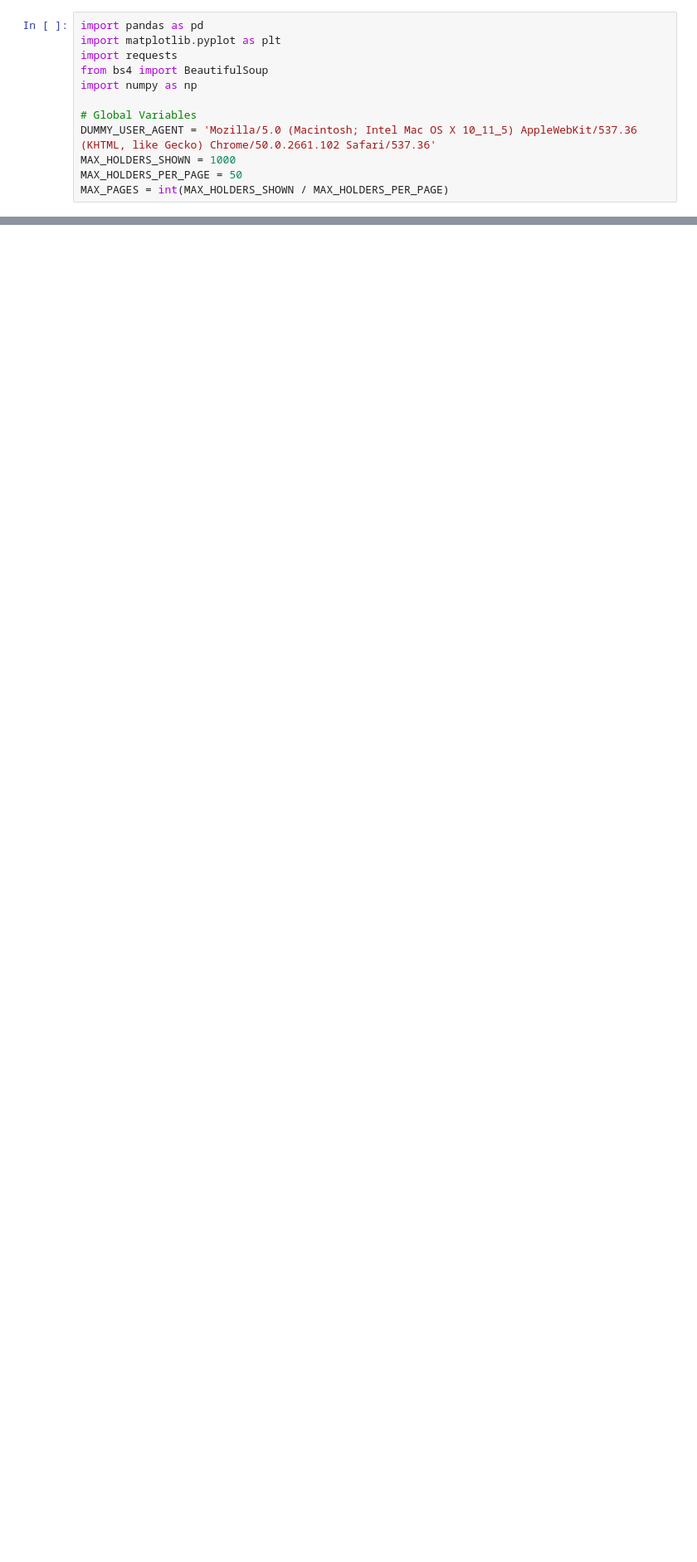
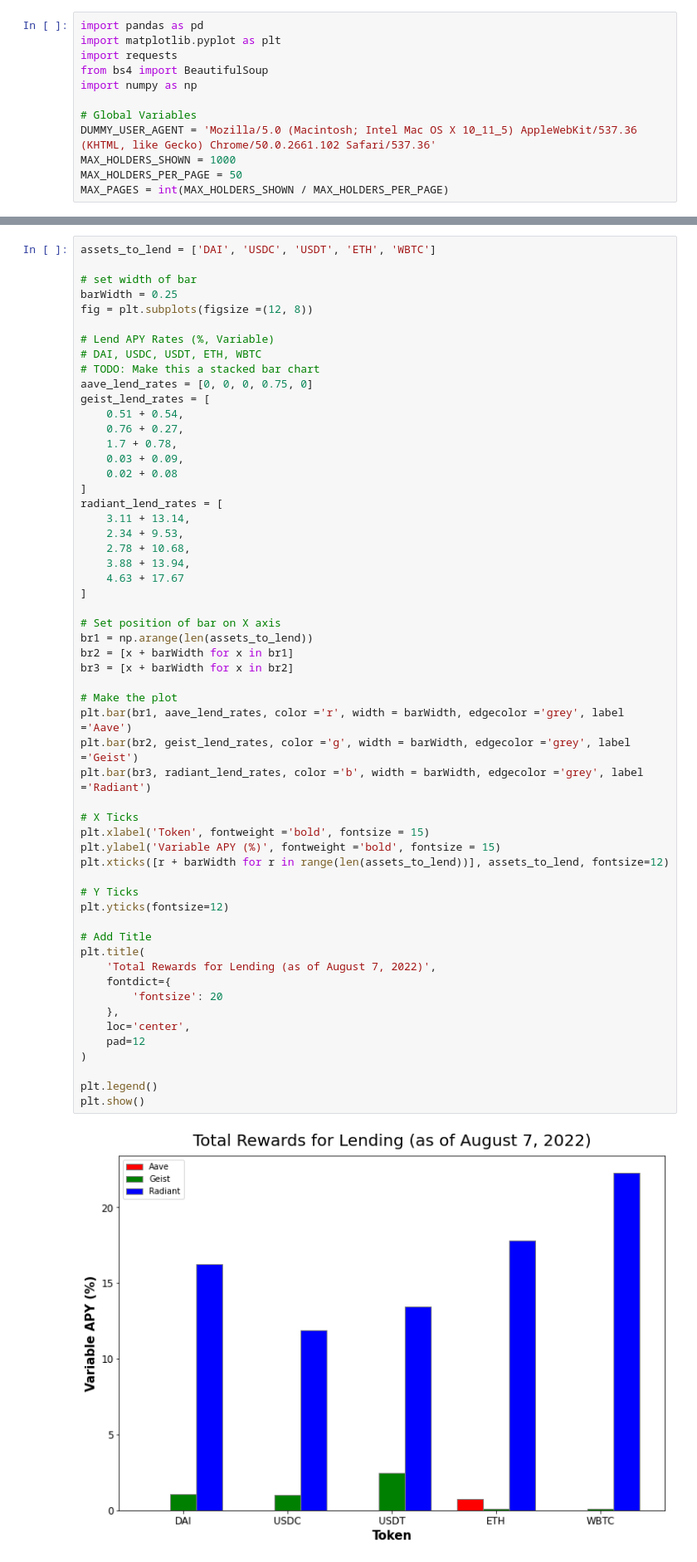
Before and after one commit to tmccurbin/defi-data-analysis, a Jupyter notebook: defi-data-analysis.ipynb, the cells around one changed output, grey strips where cells are left out. Shown at 83% size. Saved outputs shown, nothing was run; the diff lists cells and outputs as text; blank space fills up the shorter version.

```diff
--- a/defi-data-analysis.ipynb
+++ b/defi-data-analysis.ipynb
@@ -450,0 +520,58 @@ else:
+# %%
+assets_to_lend = ['DAI', 'USDC', 'USDT', 'ETH', 'WBTC']
+
+# set width of bar
+barWidth = 0.25
+fig = plt.subplots(figsize =(12, 8))
+
+# Lend APY Rates (%, Variable)
+# DAI, USDC, USDT, ETH, WBTC
+# TODO: Make this a stacked bar chart
+aave_lend_rates = [0, 0, 0, 0.75, 0]
+geist_lend_rates = [
+    0.51 + 0.54,
+    0.76 + 0.27,
+    1.7 + 0.78,
+    0.03 + 0.09,
+    0.02 + 0.08
+]
+radiant_lend_rates = [
+    3.11 + 13.14,
+    2.34 + 9.53,
+    2.78 + 10.68,
+    3.88 + 13.94,
+    4.63 + 17.67
+]
+
+# Set position of bar on X axis
+br1 = np.arange(len(assets_to_lend))
+br2 = [x + barWidth for x in br1]
+br3 = [x + barWidth for x in br2]
+
+# Make the plot
+plt.bar(br1, aave_lend_rates, color ='r', width = barWidth, edgecolor ='grey', label ='Aave')
+plt.bar(br2, geist_lend_rates, color ='g', width = barWidth, edgecolor ='grey', label ='Geist')
+plt.bar(br3, radiant_lend_rates, color ='b', width = barWidth, edgecolor ='grey', label ='Radiant')
+
+# X Ticks
+plt.xlabel('Token', fontweight ='bold', fontsize = 15)
+plt.ylabel('Variable APY (%)', fontweight ='bold', fontsize = 15)
+plt.xticks([r + barWidth for r in range(len(assets_to_lend))], assets_to_lend, fontsize=12)
+
+# Y Ticks
+plt.yticks(fontsize=12)
+
+# Add Title
+plt.title(
+    'Total Rewards for Lending (as of August 7, 2022)',
+    fontdict={
+        'fontsize': 20
+    },
+    loc='center',
+    pad=12
+)
+
+plt.legend()
+plt.show()
+# %% [output]
+[figure, added]
```
Also changed, not shown: parts of 6 cells of this notebook.
